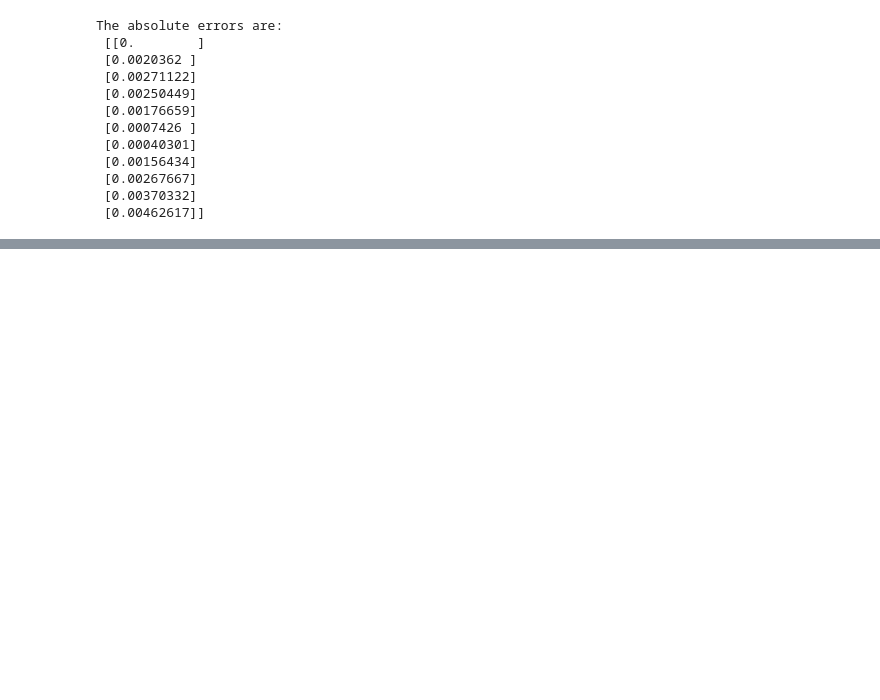
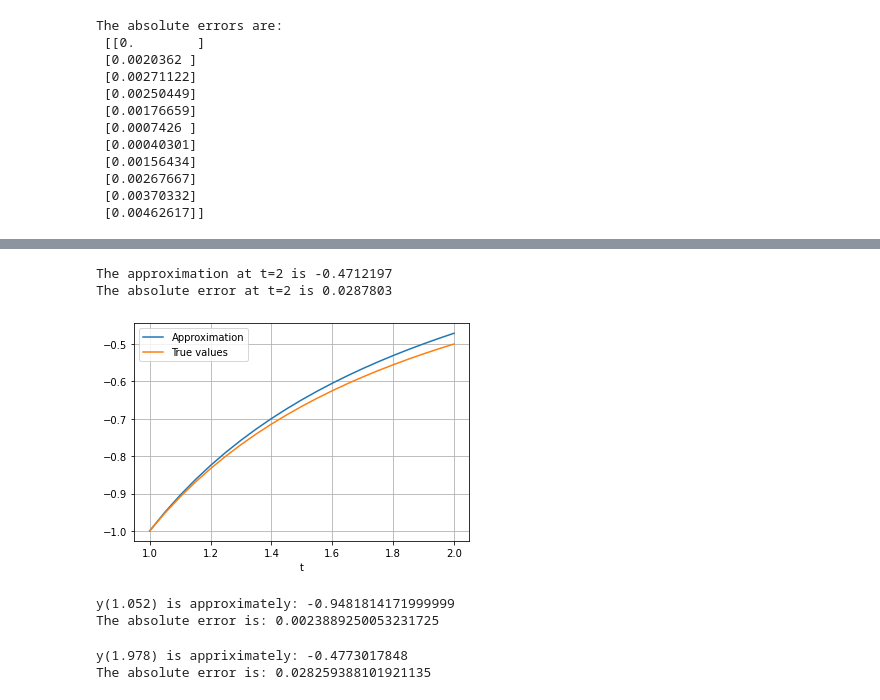
Before and after one commit to n8tlmps/MATH323-NumericalAnalysis, a Jupyter notebook: Lab10.ipynb, the cells around one changed output, grey strips where cells are left out. Cells and saved outputs as stored; diff of their text form; code cells hidden in the pictures; blank space fills up the shorter version.

```diff
--- a/Lab10.ipynb
+++ b/Lab10.ipynb
@@ -107,0 +128,5 @@ approx for N=40:
+# %%
+# a
+f = lambda t,y: 1/t**2 - y/t - y**2
+t, w= euler(f, 1, 2, -1, 20)
+print(f'[t, w] = {np.stack((t, w), axis=1)}')
@@ -107,0 +151,46 @@ approx for N=40:
+# %%
+# b
+yt = lambda t: -1/t
+y_true = [yt(t) for t in t]
+
+print('The approximation at t=2 is -0.4712197')
+print('The absolute error at t=2 is 0.0287803')
+# %% [output]
+The approximation at t=2 is -0.4712197
+The absolute error at t=2 is 0.0287803
+# %%
+plt.plot(t, w, label='Approximation')
+plt.plot(t, y_true, label='True values')
+plt.xlabel('t')
+plt.legend()
+plt.grid()
+plt.show()
+# %% [output]
+[figure, added]
+# %%
+# part c
+# doing linear interpolation
+t0, w0 = 1.05, -0.95
+t1, w1 = 1.1, -0.90453543
+x = 1.052
+y = w0 + ((w1 - w0) / (t1 - t0)) * (x - t0)
+print(f"y(1.052) is approximately: {y}")
+
+err = abs(yt(1.052) - y)
+# finding absolute error
+print(f'The absolute error is: {err}')
+# %% [output]
+y(1.052) is approximately: -0.9481814171999999
+The absolute error is: 0.0023889250053231725
+# %%
+t0, w0 = 1.95, -0.48504262
+t1, w1 = 2, -0.4712197
+x = 1.978
+y = w0 + ((w1 - w0) / (t1 - t0)) * (x - t0)
+print(f'y(1.978) is appriximately: {y}')
+
+err = abs(yt(1.978) - y)
+print(f'The absolute error is: {err}')
+# %% [output]
+y(1.978) is appriximately: -0.4773017848
+The absolute error is: 0.028259388101921135
```
Also changed, not shown: parts of 4 cells of this notebook.
